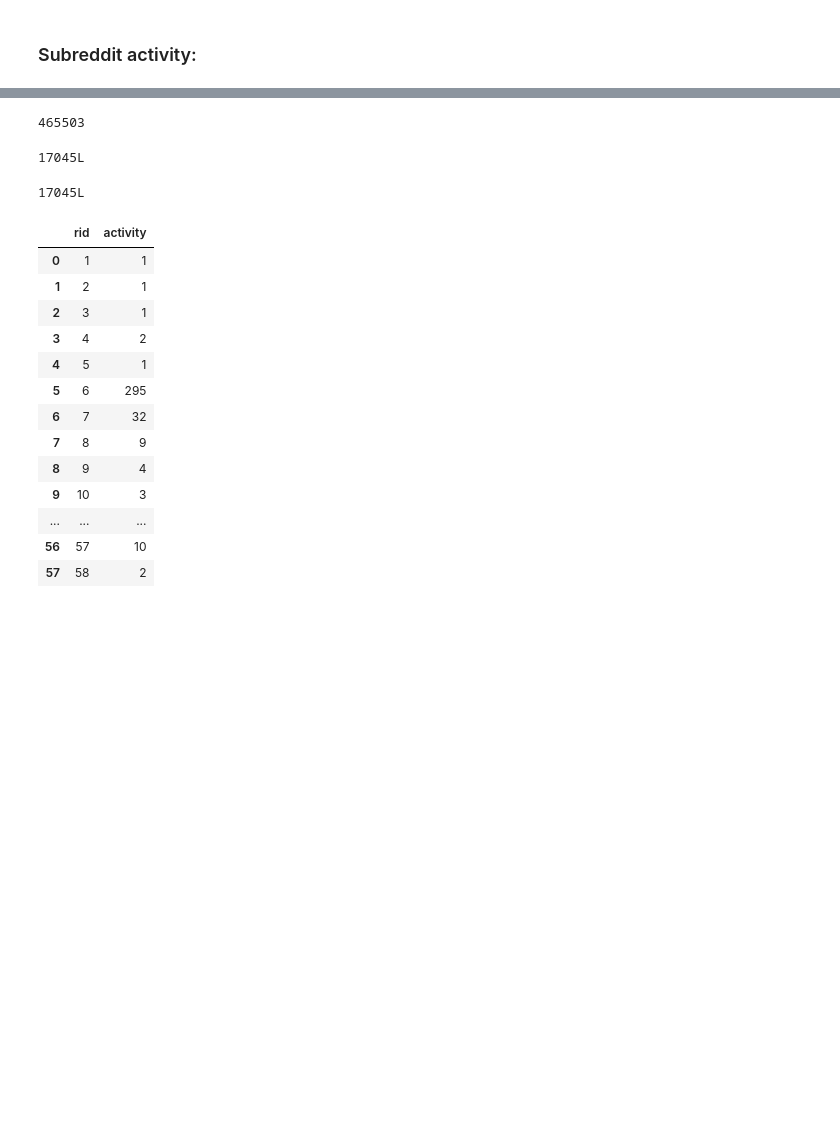
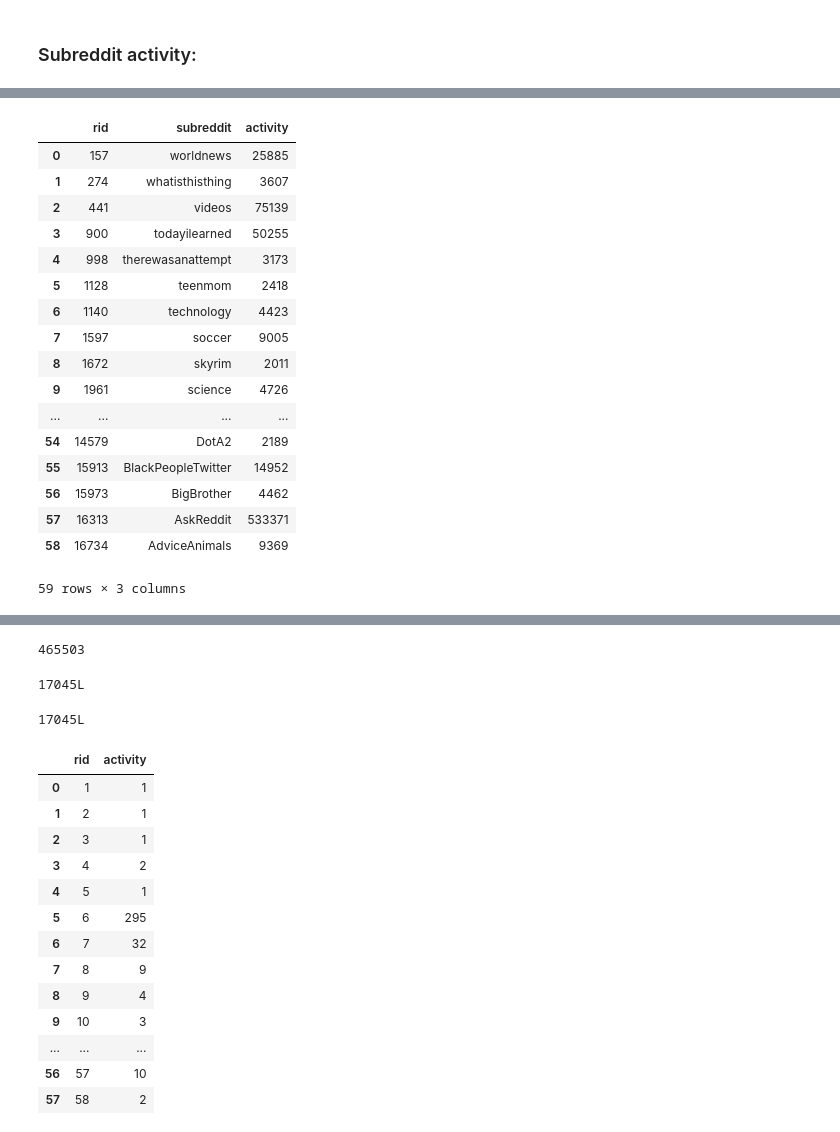
Before and after one commit to hoidn/Reddicommend, a Jupyter notebook: testing.ipynb, the cells around one changed output, grey strips where cells are left out. Drawn from its saved outputs; the diff is of its cells as text; code cells hidden in the pictures; blank space fills up the shorter version.

```diff
--- a/testing.ipynb
+++ b/testing.ipynb
@@ -112,0 +202,29 @@ group by rid
+# %%
+activity_full = sqlContext.sql("""
+select rid, subreddit, sum(activity) as activity
+from occurrences
+where activity > 2000
+group by rid, subreddit
+""").persist(StorageLevel.MEMORY_AND_DISK_SER)
+activity_full.registerTempTable('activity_full')
+# %%
+activity_full.toPandas()
+# %% [output]
+|  | rid | subreddit | activity |
+| 0 | 157 | worldnews | 25885 |
+| 1 | 274 | whatisthisthing | 3607 |
+| 2 | 441 | videos | 75139 |
+| 3 | 900 | todayilearned | 50255 |
+| 4 | 998 | therewasanattempt | 3173 |
+| 5 | 1128 | teenmom | 2418 |
+| 6 | 1140 | technology | 4423 |
+| 7 | 1597 | soccer | 9005 |
+| 8 | 1672 | skyrim | 2011 |
+| 9 | 1961 | science | 4726 |
+| ... | ... | ... | ... |
+| 54 | 14579 | DotA2 | 2189 |
+| 55 | 15913 | BlackPeopleTwitter | 14952 |
+| 56 | 15973 | BigBrother | 4462 |
+| 57 | 16313 | AskReddit | 533371 |
+| 58 | 16734 | AdviceAnimals | 9369 |
+59 rows × 3 columns
```
Also changed, not shown: parts of 38 cells of this notebook.
